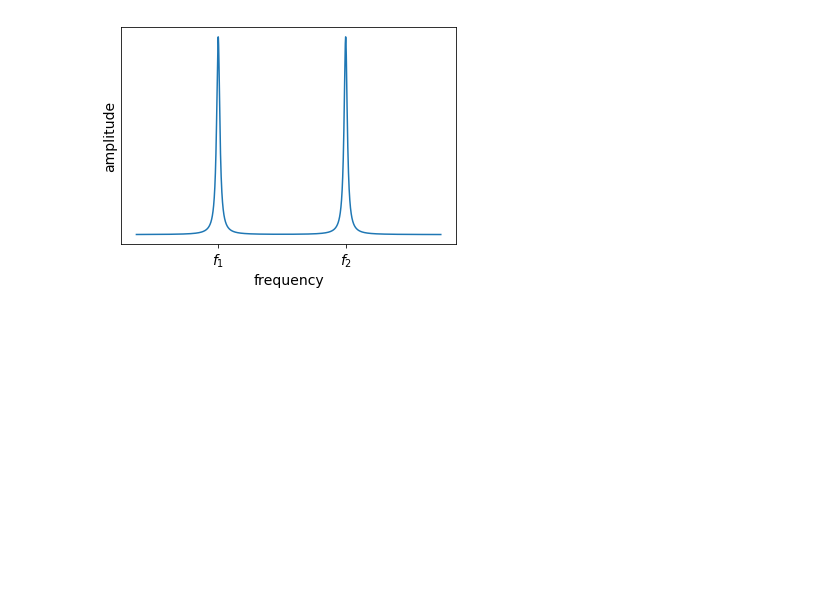
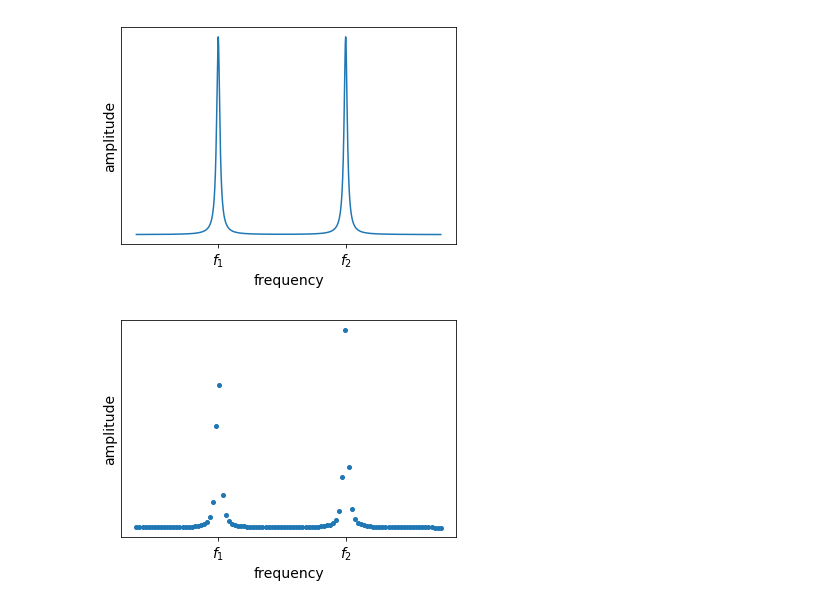
Before and after one commit to jhoofwijk/adaptive-presentation, a Jupyter notebook: img/A_first_year_resonance/A-first-year-practicum.ipynb, the cells around one changed output. Drawn from its saved outputs; the diff is of its cells as text; code cells hidden in the pictures; blank space fills up the shorter version.

```diff
--- a/img/A_first_year_resonance/A-first-year-practicum.ipynb
+++ b/img/A_first_year_resonance/A-first-year-practicum.ipynb
@@ -41,24 +41,26 @@ plt.savefig(f'original.svg', bbox_inches='tight')
 # %%
 for N in [25,50,75,100]:
     plt.cla()
     x = np.linspace(*domain, 5000)
     y = f(x)
-    plt.plot(x,y, linestyle=':')
+#     plt.plot(x,y, linestyle=':')
 
     x = np.linspace(*domain, N)
     y = f(x)
     plt.plot(x,y, marker='o', markersize=4, linewidth=0)
 
     plt.tick_params(
         axis='y',          # changes apply to the x-axis
         which='both',      # both major and minor ticks are affected
         left=False,      # ticks along the bottom edge are off
         top=False,         # ticks along the top edge are off
         labelleft=False) # labels along the bottom edge are off
     plt.xlabel('frequency')
     plt.ylabel('amplitude')
     plt.xticks([115,450], ['$f_1$', '$f_2$'])
     plt.savefig(f'homo_{N}.svg', bbox_inches='tight')
+# %% [output]
+[figure, added]
 # %%
 import adaptive
 adaptive.notebook_extension()
```
Also changed, not shown: parts of 3 cells of this notebook, 57 other files.
